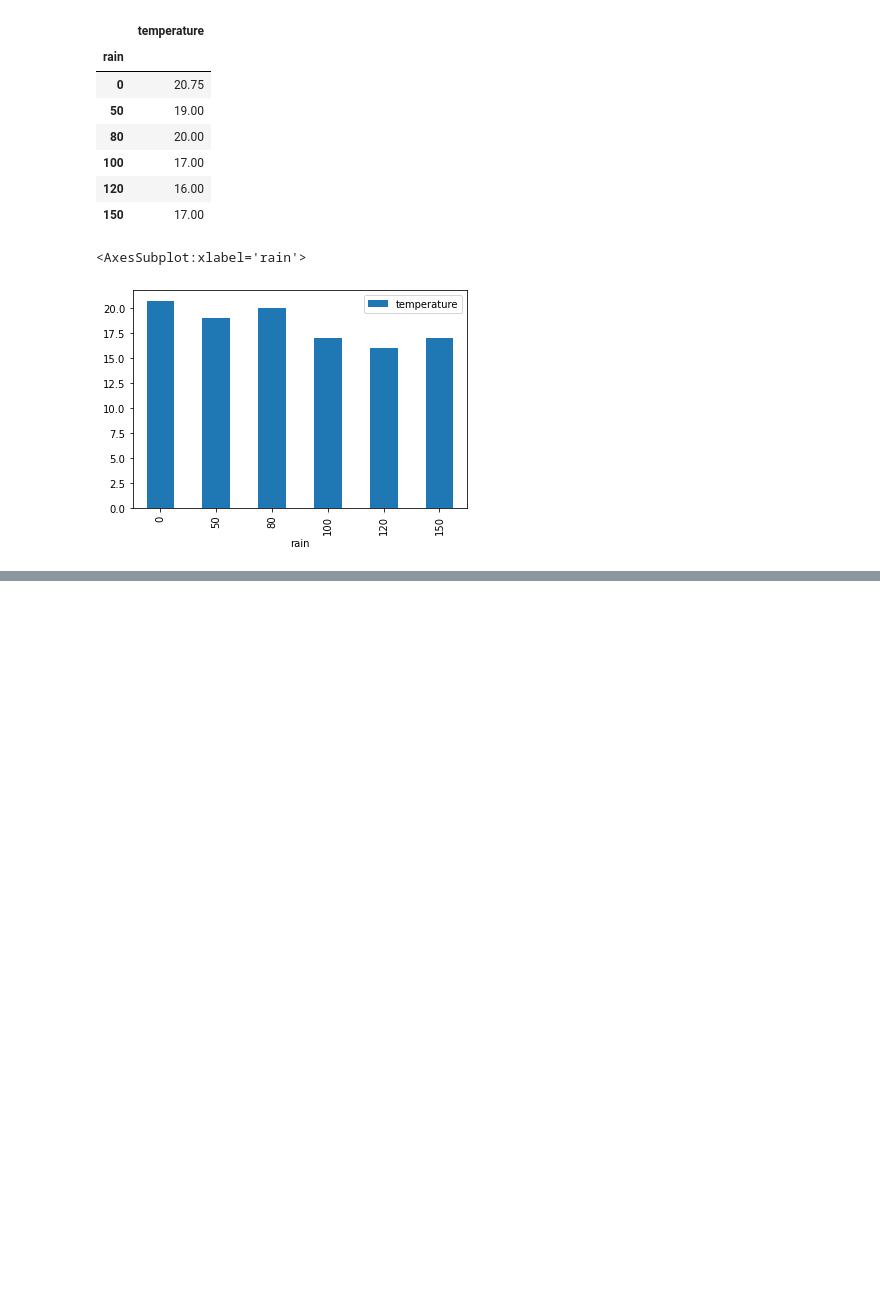
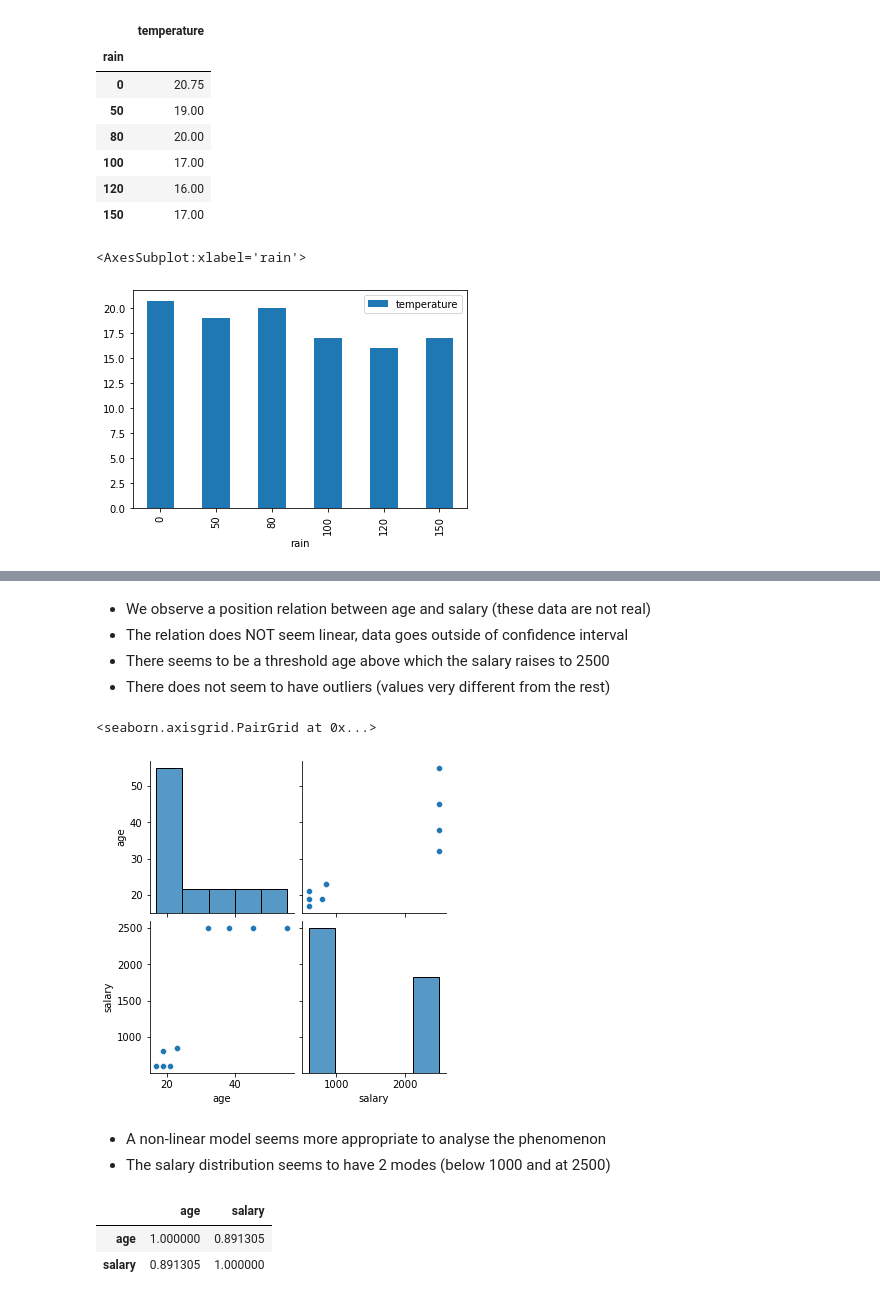
Before and after one commit to AlexisBogroff/Sorbonne_Data_Science_Workshop, a Jupyter notebook: src/data_analysis_with_pandas.ipynb, the cells around one changed output, grey strips where cells are left out. Drawn from its saved outputs; the diff is of its cells as text; code cells hidden in the pictures; blank space fills up the shorter version.

```diff
--- a/src/data_analysis_with_pandas.ipynb
+++ b/src/data_analysis_with_pandas.ipynb
@@ -428,0 +491,19 @@ groups.plot.bar()
+# %% [markdown]
+- We observe a position relation between age and salary (these data are not real)
+- The relation does NOT seem linear, data goes outside of confidence interval
+- There seems to be a threshold age above which the salary raises to 2500
+- There does not seem to have outliers (values very different from the rest)
+# %%
+sns.pairplot(df_multi_quanti_non_linear)
+# %% [output]
+<seaborn.axisgrid.PairGrid at 0x...>
+[figure, added]
+# %% [markdown]
+- A non-linear model seems more appropriate to analyse the phenomenon
+- The salary distribution seems to have 2 modes (below 1000 and at 2500)
+# %%
+df_multi_quanti_non_linear.corr()
+# %% [output]
+|  | age | salary |
+| age | 1.000000 | 0.891305 |
+| salary | 0.891305 | 1.000000 |
```
Also changed, not shown: parts of 24 cells of this notebook, 1 other file.
